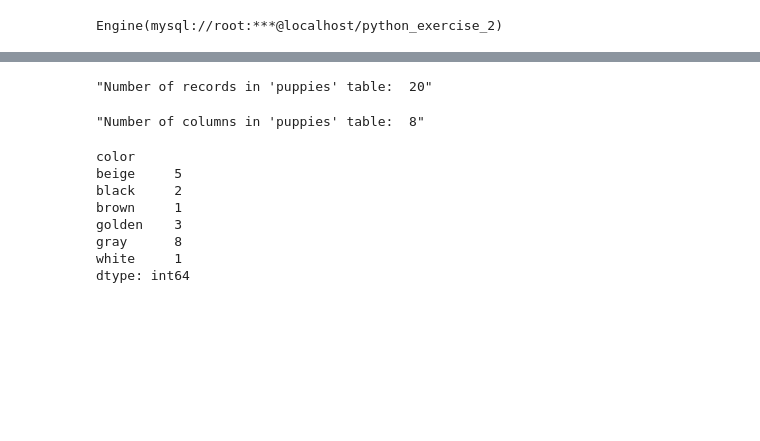
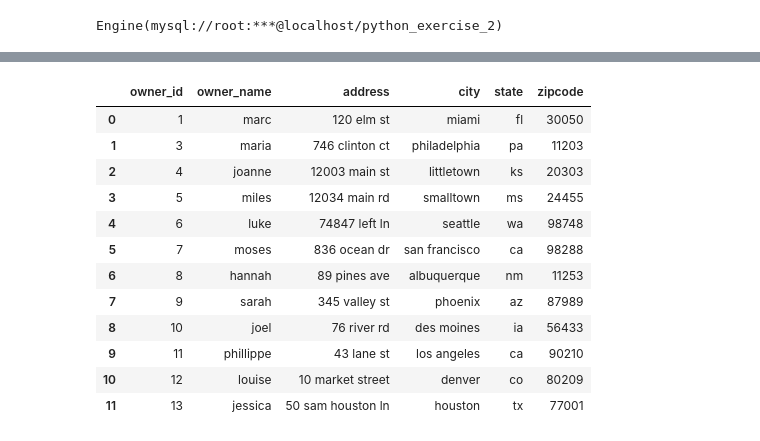
Before and after one commit to ivanzapatarivera/Python_Exercise_2, a Jupyter notebook: queries.ipynb, the cells around one changed output, grey strips where cells are left out. Cells and saved outputs as stored; diff of their text form; code cells hidden in the pictures; blank space fills up the shorter version.

```diff
--- a/queries.ipynb
+++ b/queries.ipynb
@@ -117,23 +11,0 @@ df_data_puppies
-# %%
-puppies_count_rows = 'Number of records in \'puppies\' table:  ' + str(len(df_data_puppies))
-puppies_count_rows
-# %% [output]
-"Number of records in 'puppies' table:  20"
-# %%
-puppies_count_columns = 'Number of columns in \'puppies\' table:  ' + str(df_data_puppies.count(axis = 1)[0])
-puppies_count_columns
-# %% [output]
-"Number of columns in 'puppies' table:  8"
-# %%
-df_data_puppies['age'] = df_data_puppies['age'].astype(int)
-puppies_groupby_attribute = df_data_puppies.groupby(['color']).size()
-puppies_groupby_attribute
-# %% [output]
-color
-beige     5
-black     2
-brown     1
-golden    3
-gray      8
-white     1
-dtype: int64
@@ -139,0 +15,16 @@ dtype: int64
+# %%
+df_owners
+# %% [output]
+|  | owner_id | owner_name | address | city | state | zipcode |
+| 0 | 1 | marc | 120 elm st | miami | fl | 30050 |
+| 1 | 3 | maria | 746 clinton ct | philadelphia | pa | 11203 |
+| 2 | 4 | joanne | 12003 main st | littletown | ks | 20303 |
+| 3 | 5 | miles | 12034 main rd | smalltown | ms | 24455 |
+| 4 | 6 | luke | 74847 left ln | seattle | wa | 98748 |
+| 5 | 7 | moses | 836 ocean dr | san francisco | ca | 98288 |
+| 6 | 8 | hannah | 89 pines ave | albuquerque | nm | 11253 |
+| 7 | 9 | sarah | 345 valley st | phoenix | az | 87989 |
+| 8 | 10 | joel | 76 river rd | des moines | ia | 56433 |
+| 9 | 11 | phillippe | 43 lane st | los angeles | ca | 90210 |
+| 10 | 12 | louise | 10 market street | denver | co | 80209 |
+| 11 | 13 | jessica | 50 sam houston ln | houston | tx | 77001 |
```
Also changed, not shown: parts of 38 cells of this notebook, 1 other file.
